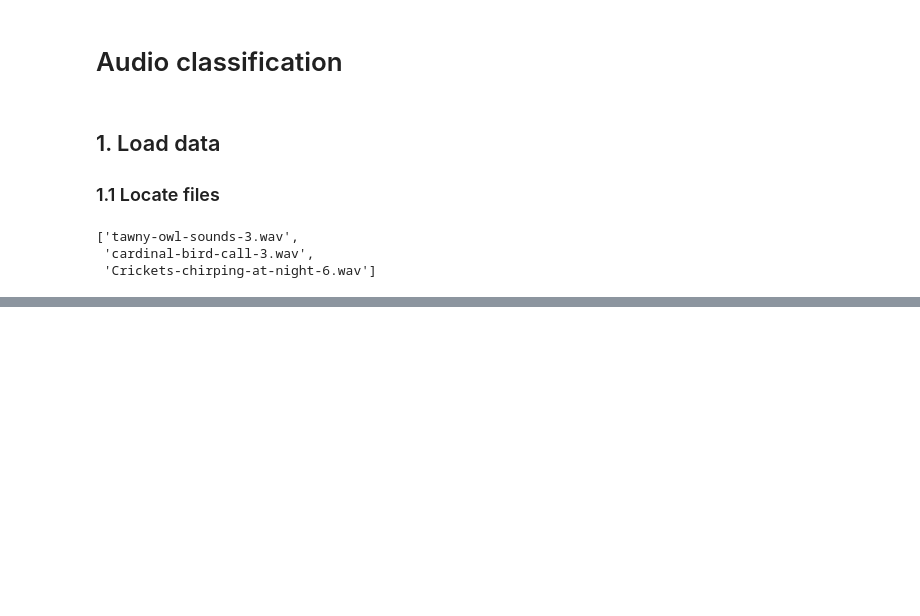
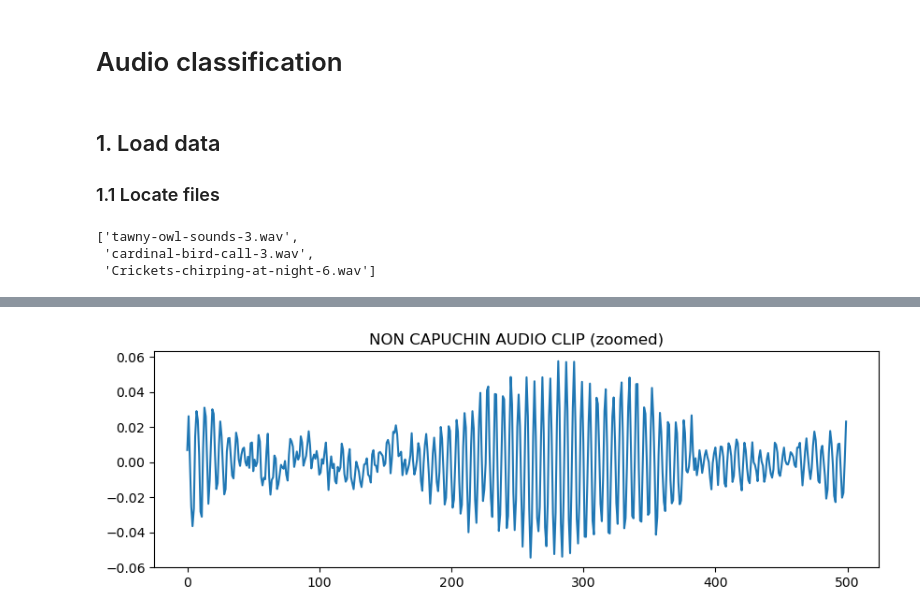
Before and after one commit to MigashaneVictoire/capuchin_bird_audio_classifier, a Jupyter notebook: audio_classification.ipynb, the cells around one changed output, grey strips where cells are left out. Cells and saved outputs as stored; diff of their text form; code cells hidden in the pictures; blank space fills up the shorter version.

```diff
--- a/audio_classification.ipynb
+++ b/audio_classification.ipynb
@@ -93,0 +95,6 @@ NotImplementedError: in user code:
+# %%
+pd.Series(nc_wav[40000:40500]).plot(figsize = (10,3))
+plt.title("NON CAPUCHIN AUDIO CLIP (zoomed)")
+plt.show()
+# %% [output]
+[figure, added]
```
Also changed, not shown: parts of 19 cells of this notebook.
